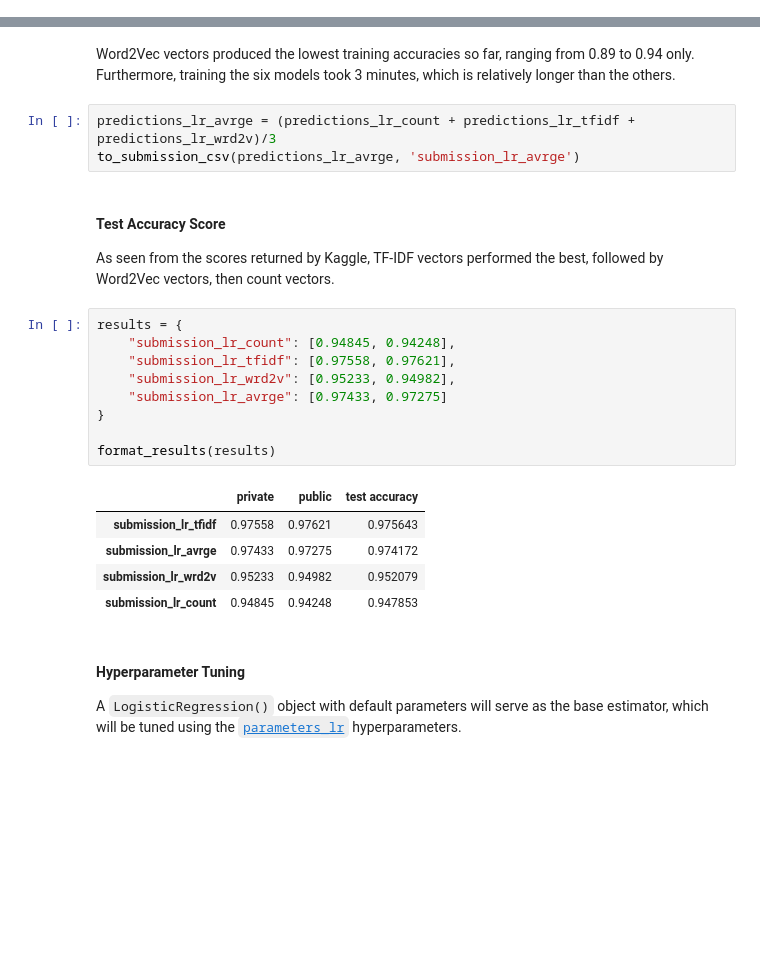
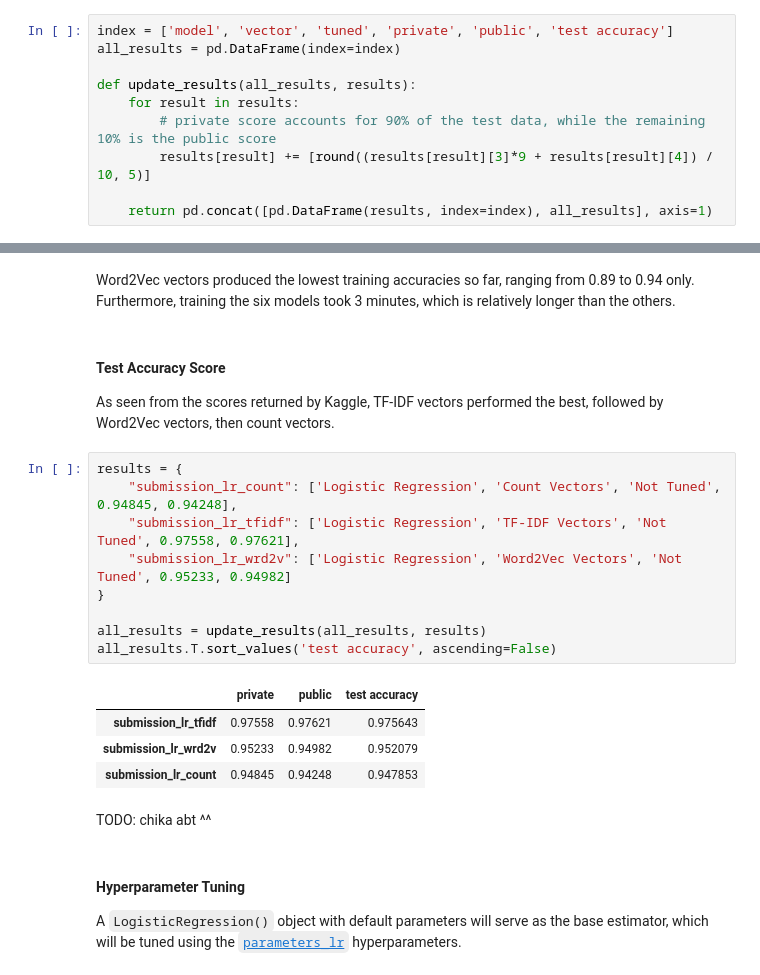
Before and after one commit to francheska-vicente/stintsy-project, a Jupyter notebook: ToxicComment_S13_Group8_Supplementary.ipynb, the cells around one changed output, grey strips where cells are left out. Cells and saved outputs as stored; diff of their text form; blank space fills up the shorter version.

```diff
--- a/ToxicComment_S13_Group8_Supplementary.ipynb
+++ b/ToxicComment_S13_Group8_Supplementary.ipynb
@@ -252,0 +243,10 @@ def format_results(results):
+# %%
+index = ['model', 'vector', 'tuned', 'private', 'public', 'test accuracy']
+all_results = pd.DataFrame(index=index)
+
+def update_results(all_results, results):
+    for result in results:
+        # private score accounts for 90% of the test data, while the remaining 10% is the public score
+        results[result] += [round((results[result][3]*9 + results[result][4]) / 10, 5)]
+
+    return pd.concat([pd.DataFrame(results, index=index), all_results], axis=1)
@@ -617,26 +656,24 @@ Wall time: 3min 38s
 # %% [markdown]
 Word2Vec vectors produced the lowest training accuracies so far, ranging from 0.89 to 0.94 only. Furthermore, training the six models took 3 minutes, which is relatively longer than the others.
-# %%
-predictions_lr_avrge = (predictions_lr_count + predictions_lr_tfidf + predictions_lr_wrd2v)/3
-to_submission_csv(predictions_lr_avrge, 'submission_lr_avrge')
 # %% [markdown]
 #### Test Accuracy Score
 As seen from the scores returned by Kaggle, TF-IDF vectors performed the best, followed by Word2Vec vectors, then count vectors.
-# %%
-results = {
-    "submission_lr_count": [0.94845, 0.94248],
-    "submission_lr_tfidf": [0.97558, 0.97621],
-    "submission_lr_wrd2v": [0.95233, 0.94982],
-    "submission_lr_avrge": [0.97433, 0.97275]
-}
-
-format_results(results)
-# %% [output]
-|  | private | public | test accuracy |
-| submission_lr_tfidf | 0.97558 | 0.97621 | 0.975643 |
-| submission_lr_avrge | 0.97433 | 0.97275 | 0.974172 |
-| submission_lr_wrd2v | 0.95233 | 0.94982 | 0.952079 |
-| submission_lr_count | 0.94845 | 0.94248 | 0.947853 |
+# %%
+results = {
+    "submission_lr_count": ['Logistic Regression', 'Count Vectors', 'Not Tuned', 0.94845, 0.94248],
+    "submission_lr_tfidf": ['Logistic Regression', 'TF-IDF Vectors', 'Not Tuned', 0.97558, 0.97621],
+    "submission_lr_wrd2v": ['Logistic Regression', 'Word2Vec Vectors', 'Not Tuned', 0.95233, 0.94982]
+}
+
+all_results = update_results(all_results, results)
+all_results.T.sort_values('test accuracy', ascending=False)
+# %% [output]
+|  | private | public | test accuracy |
+| submission_lr_tfidf | 0.97558 | 0.97621 | 0.975643 |
+| submission_lr_wrd2v | 0.95233 | 0.94982 | 0.952079 |
+| submission_lr_count | 0.94845 | 0.94248 | 0.947853 |
+# %% [markdown]
+TODO: chika abt ^^
 # %% [markdown]
 #### Hyperparameter Tuning
 A `LogisticRegression()` object with default parameters will serve as the base estimator, which will be tuned using the [`parameters_lr`](#param_lr) hyperparameters.
```
Also changed, not shown: parts of 156 cells of this notebook.
